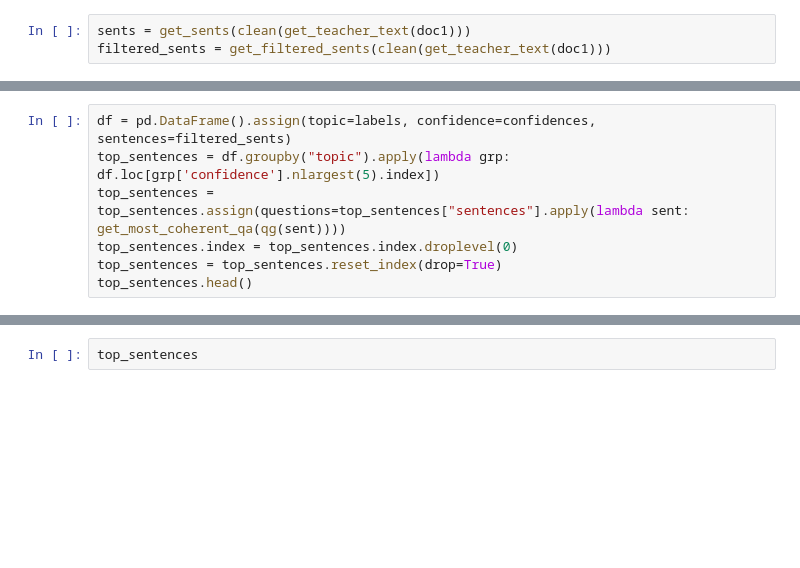
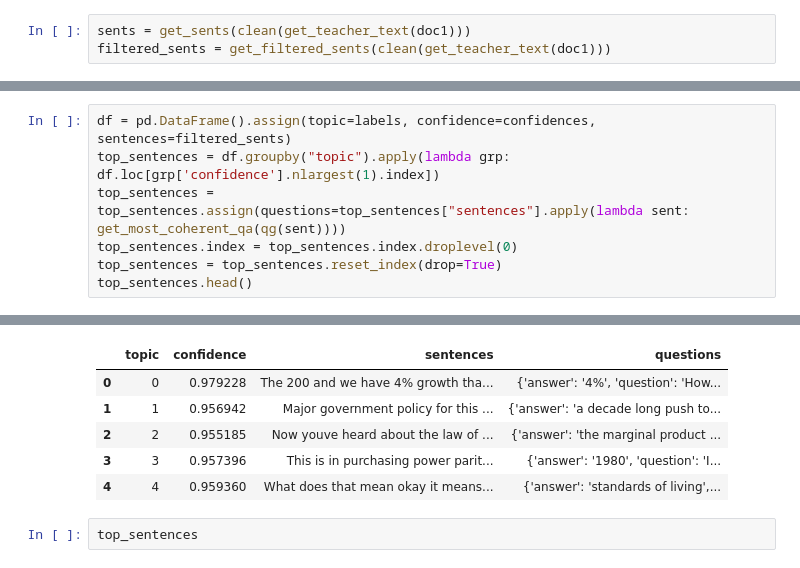
Before and after one commit to TanveerMittal/Notez.ai, a Jupyter notebook: notebooks/LDA.ipynb, the cells around one changed output, grey strips where cells are left out. Cells and saved outputs as stored; diff of their text form; blank space fills up the shorter version.

```diff
--- a/notebooks/LDA.ipynb
+++ b/notebooks/LDA.ipynb
@@ -109,7 +145,8 @@ clusters
 # %%
 df = pd.DataFrame().assign(topic=labels, confidence=confidences, sentences=filtered_sents)
-top_sentences = df.groupby("topic").apply(lambda grp: df.loc[grp['confidence'].nlargest(5).index])
+top_sentences = df.groupby("topic").apply(lambda grp: df.loc[grp['confidence'].nlargest(1).index])
 top_sentences = top_sentences.assign(questions=top_sentences["sentences"].apply(lambda sent: get_most_coherent_qa(qg(sent))))
 top_sentences.index = top_sentences.index.droplevel(0)
 top_sentences = top_sentences.reset_index(drop=True)
 top_sentences.head()
+# %% [output]
@@ -116,3 +154,9 @@ top_sentences.head()
+|  | topic | confidence | sentences | questions |
+| 0 | 0 | 0.979228 | The 200 and we have 4% growth tha... | {'answer': '4%', 'question': 'How... |
+| 1 | 1 | 0.956942 | Major government policy for this ... | {'answer': 'a decade long push to... |
+| 2 | 2 | 0.955185 | Now youve heard about the law of ... | {'answer': 'the marginal product ... |
+| 3 | 3 | 0.957396 | This is in purchasing power parit... | {'answer': '1980', 'question': 'I... |
+| 4 | 4 | 0.959360 | What does that mean okay it means... | {'answer': 'standards of living',... |
 # %%
 top_sentences
 # %%
```
Also changed, not shown: parts of 16 cells of this notebook, 3 other files.
